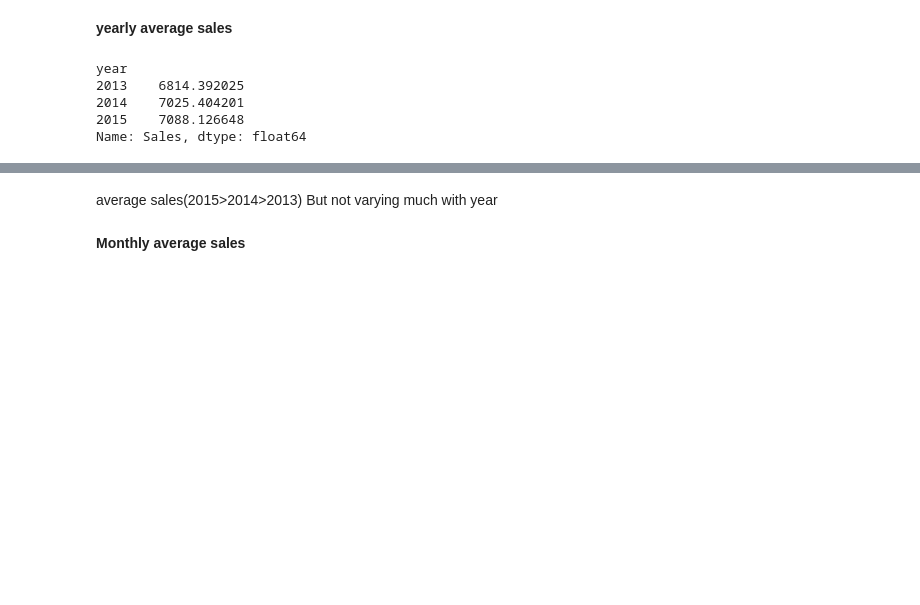
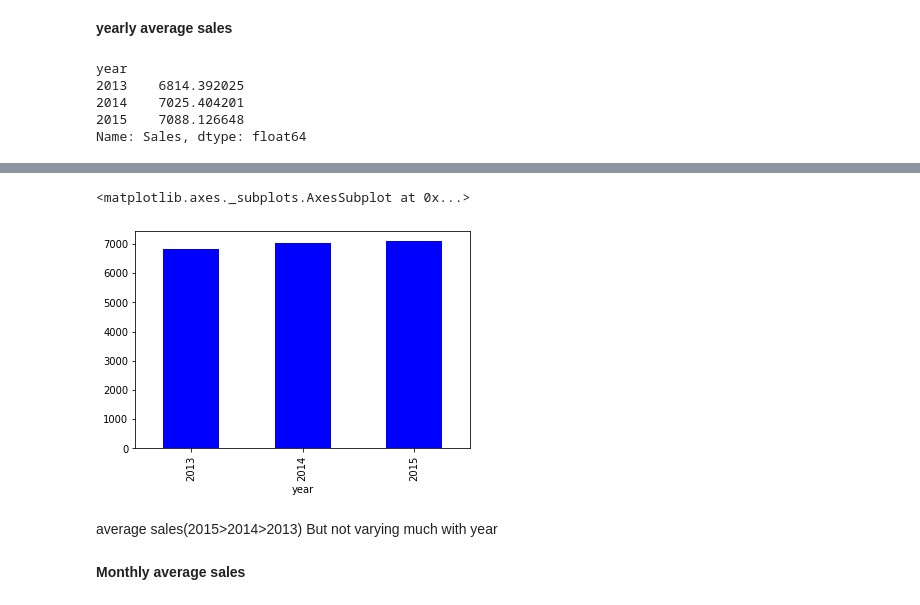
Before and after one commit to MadhurAwasthi/Rossmann-Sales-Prediction---Capstone-Project, a Jupyter notebook: Rossmann_Sales_Prediction_Capstone_Project.ipynb, the cells around one changed output, grey strips where cells are left out. Drawn from its saved outputs; the diff is of its cells as text; code cells hidden in the pictures; blank space fills up the shorter version.

```diff
--- a/Rossmann_Sales_Prediction_Capstone_Project.ipynb
+++ b/Rossmann_Sales_Prediction_Capstone_Project.ipynb
@@ -342,3 +361,9 @@ plt.show()
+# %%
+#ploting
+sales_df.groupby('year')['Sales'].mean().plot(kind='bar',color='blue')
+# %% [output]
+<matplotlib.axes._subplots.AxesSubplot at 0x...>
+[figure, added]
 # %% [markdown]
 average sales(2015>2014>2013)
 But not varying much with year
```
Also changed, not shown: parts of 50 cells of this notebook.
